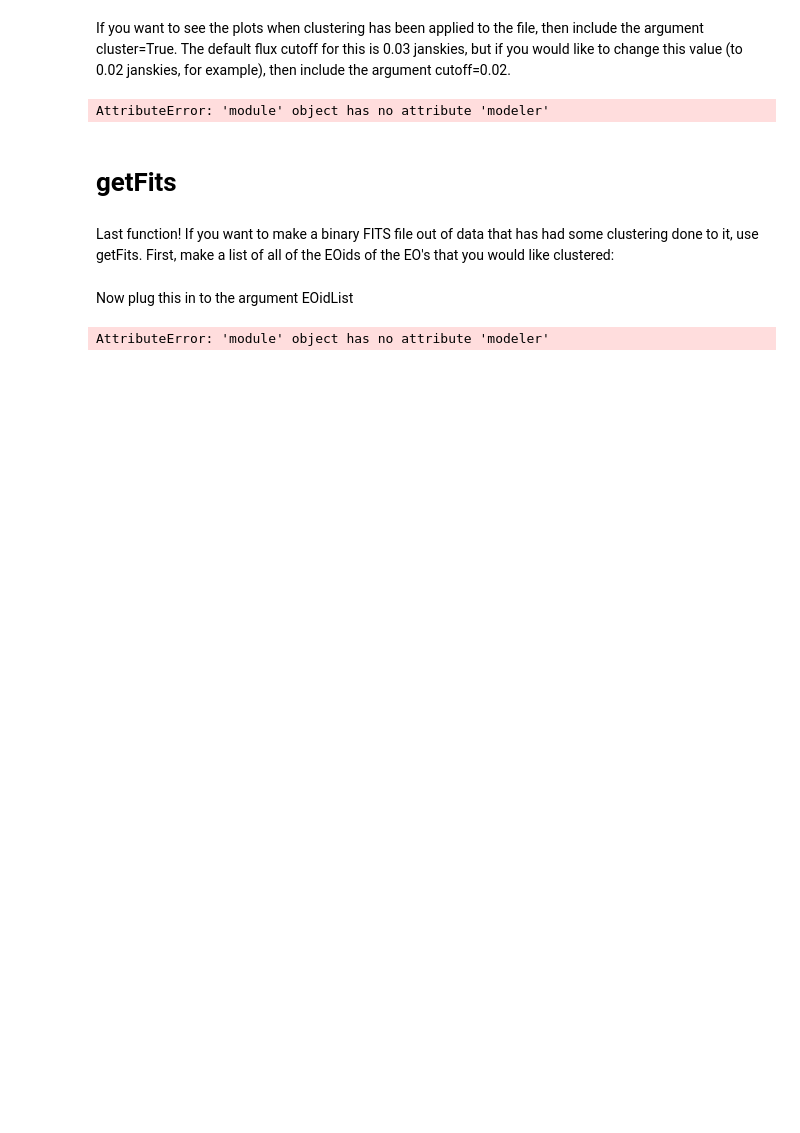
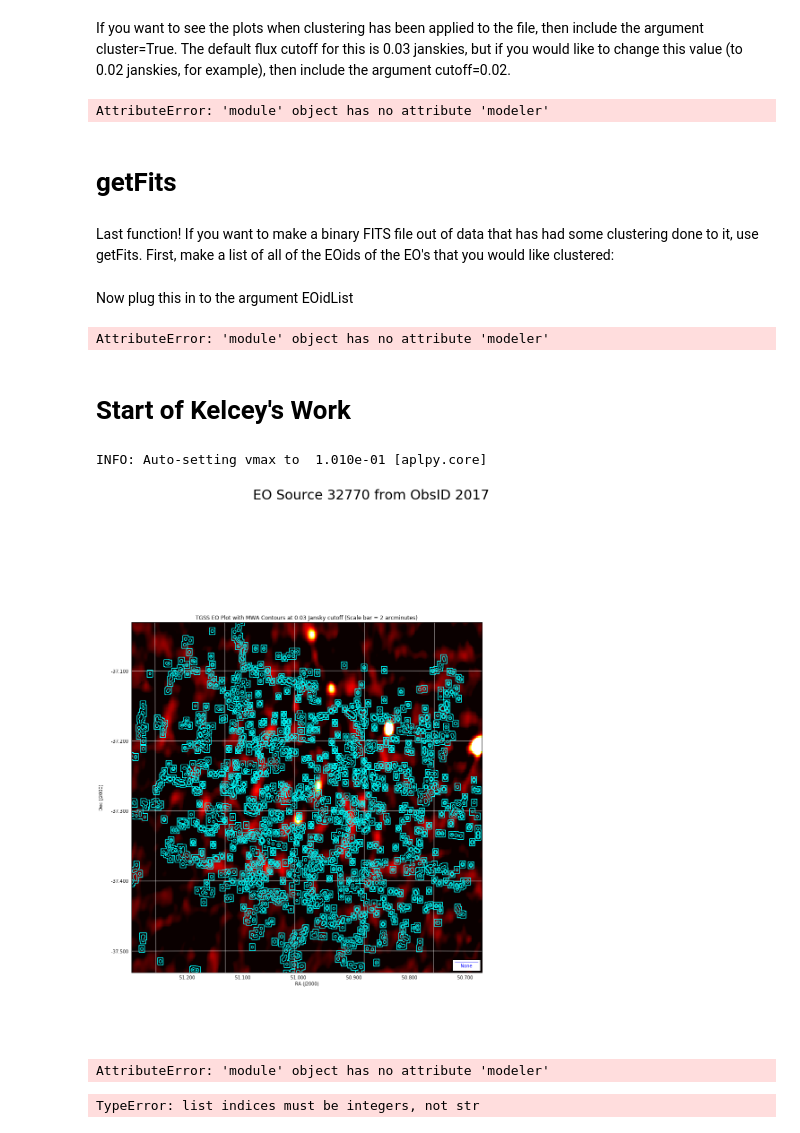
Before and after one commit to kelceydavis33/uwashchamp2019, a Jupyter notebook: fits_function_check.ipynb, the cells around one changed output. Saved outputs shown, nothing was run; the diff lists cells and outputs as text; code cells hidden in the pictures; blank space fills up the shorter version.

Commit message:
Added some color plots

```diff
--- a/fits_function_check.ipynb
+++ b/fits_function_check.ipynb
@@ -122,3 +123,19 @@ Now plug this in to the argument EOidList
 someCutsFits = ff.getFits(data,EOidList=EOlist,filename='practice.FITS')
 # %% [output]
 AttributeError: 'module' object has no attribute 'modeler'
+# %% [markdown]
+# Start of Kelcey's Work
+# %%
+contourFileTGSScutoff = ff.contourFits(data,fitsTGSS,32770,
+                                       '32770_contours_TGSS_cutoff.png',cluster=False,cutoff=0.02)
+#This code would not run because it called a function 'modeler' that does not exist. Setting cluster to False
+#is the only way to get ff.contourFits to run.
+# %% [output]
+INFO: Auto-setting vmax to  1.010e-01 [aplpy.core]
+[figure, added]
+# %%
+someCutsFits = ff.getFits(data,EOidList=EOlist,filename='practice.FITS')
+#Since clst.modler is necessary for this function to run, it will not run unless we find out where
+#to find clst.modler
+# %% [output]
+AttributeError: 'module' object has no attribute 'modeler'
@@ -124,0 +150,5 @@ AttributeError: 'module' object has no attribute 'modeler'
+# %%
+points_seek = clst.seeker(points)
+#Can't use this function on data that has already been separated
+# %% [output]
+TypeError: list indices must be integers, not str
```
Also changed, not shown: parts of 18 cells of this notebook.
